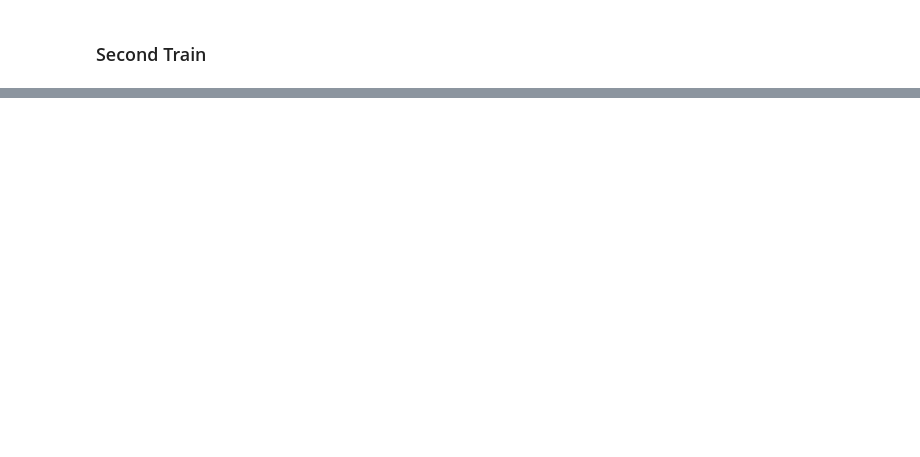
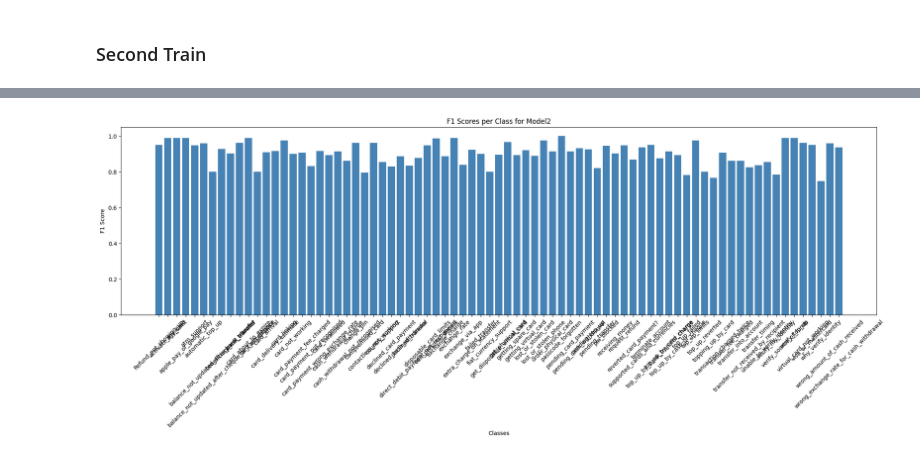
Before and after one commit to mate-mali/MLOPS-MM06, a Jupyter notebook: homework-mm.ipynb, the cells around one changed output, grey strips where cells are left out. Cells and saved outputs as stored; diff of their text form; code cells hidden in the pictures; blank space fills up the shorter version.

```diff
--- a/homework-mm.ipynb
+++ b/homework-mm.ipynb
@@ -700,13 +721,18 @@ datasets_dict = DatasetDict()
 datasets_dict["train"] = Dataset.from_pandas(df_train, split="train")
 datasets_dict["valid"] = Dataset.from_pandas(df_valid, split="valid")
 datasets_dict["test"] = Dataset.from_pandas(df_test, split="test")
+# %%
+# i need to encode labels because tokenizer throws me an error so here it is
+all_labels = sorted(df_combined['category'].astype(str).unique())
+label2id = {label: idx for idx, label in enumerate(all_labels)}
+id2label = {idx: label for label, idx in label2id.items()} # this one i will need for later
 # %%
 tokenizer = AutoTokenizer.from_pretrained("distilbert/distilbert-base-uncased")
 # as in lab notebook i had to play around to make it work because of version discrepancy
 
 def tokenize(examples: dict) -> dict:
     encoded_examples = tokenizer(examples["text"], truncation=True, max_length=512)
-    encoded_examples["label"] = examples["category"]
+    encoded_examples["label"] = [label2id[str(c)] for c in examples["category"]]
     return encoded_examples
 
 
@@ -784,19 +896,22 @@ trainer1.train()
 ### Second Train
 # %%
 # these are slightly different hparams
+# I didnt play too much because my - increased epochs 10x and increased learning late -  Colab instance is shutting down to quickly and rerunning all of this is painful
 training_args2 = TrainingArguments(
     output_dir="finetuned_model",
     learning_rate=0.005,
-    num_train_epochs=1,
+    num_train_epochs=10,
     eval_strategy="steps",
-    save_steps=50,
-    eval_steps=50,
+    save_steps=25,
+    eval_steps=25,
     save_total_limit=1,
     load_best_model_at_end=True,
     seed=0,
     data_seed=0,
     fp16=True,  # comment this out if you have unsupported hardware
-    dataloader_num_workers=1,  # comment out if necessary
+    dataloader_num_workers=1,  # comment out if necessary - i am running on Colab books so let them think about compatibility :D
+    metric_for_best_model="F1",
+    greater_is_better=True
 )
 
 trainer2 = Trainer(
@@ -805,8 +920,6 @@ trainer2 = Trainer(
     train_dataset=datasets_tokenized["train"],
     eval_dataset=datasets_tokenized["valid"],
     data_collator=data_collator,
-    compute_metrics=compute_metrics,
-    metric_for_best_model="F1",
-    greater_is_better=True # to be honest i read about these two from the stack overflow so i will see how they work
+    compute_metrics=compute_metrics
 )
 trainer2.train()
@@ -812,0 +945,12 @@ trainer2.train()
+# %%
+# This
+pred_output = trainer2.predict(datasets_tokenized["test"])
+logits = torch.from_numpy(pred_output.predictions)
+y_pred_proba = softmax(logits, dim=1).numpy()
+y_pred = np.argmax(y_pred_proba, axis=1)
+y_test = datasets_tokenized["test"]["label"]
+
+print(f"Precision: {precision_score(y_test, y_pred, average='macro'):.2%}")
+print(f"Recall: {recall_score(y_test, y_pred, average='macro'):.2%}")
+print(f"F1-score: {f1_score(y_test, y_pred, average='macro'):.2%}")
+print(f"AUROC: {roc_auc_score(y_test, y_pred_proba, multi_class='ovo', average='macro'):.2%}")
@@ -812,0 +963,13 @@ trainer2.train()
+# %%
+# plotting f1 scores for model2 for each class
+f1_scores_per_class = f1_score(y_test, y_pred, average=None)
+class_labels = [id2label[i] for i in range(len(f1_scores_per_class))]
+plt.figure(figsize=(24, 6))
+plt.bar(class_labels, f1_scores_per_class, color='steelblue')
+plt.xlabel('Classes')
+plt.ylabel('F1 Score')
+plt.title('F1 Scores per Class for Model2')
+plt.xticks(rotation=45)
+plt.show()
+# %% [output]
+[figure, added]
```
Also changed, not shown: parts of 22 cells of this notebook.
